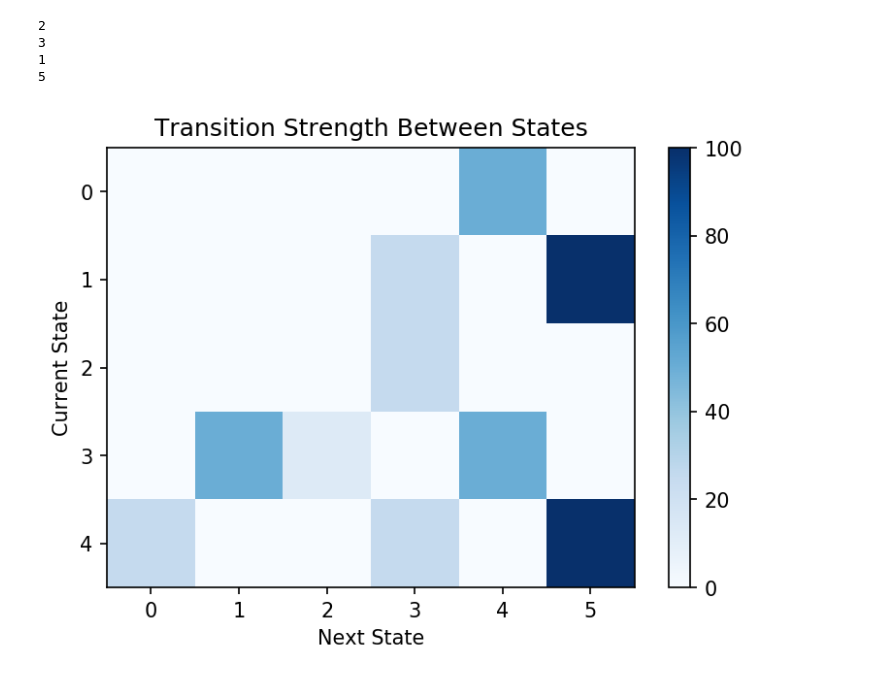
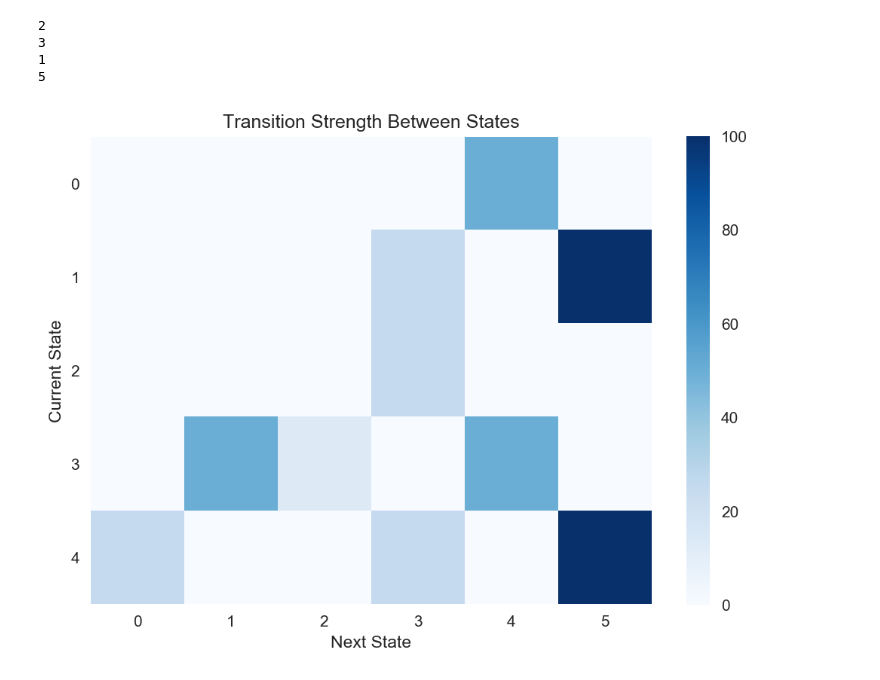
Before and after one commit to ZWMiller/PythonProjects, a Jupyter notebook: simple_q_learning/simple_q_learning_escape_from_building.ipynb, the cells around one changed output. Drawn from its saved outputs; the diff is of its cells as text; code cells hidden in the pictures.

```diff
--- a/simple_q_learning/simple_q_learning_escape_from_building.ipynb
+++ b/simple_q_learning/simple_q_learning_escape_from_building.ipynb
@@ -6,6 +6,8 @@ Implementing this example: http://mnemstudio.org/path-finding-q-learning-tutoria
 # %%
 import numpy as np
 import matplotlib.pyplot as plt
+%matplotlib inline
+plt.style.use('seaborn')
 # %%
 import sys
 import matplotlib
@@ -146,9 +150,10 @@ escape_building(q_matrix, 2)
 # %%
 plt.figure(dpi=150)
 plt.imshow(q_matrix[:5], cmap=plt.cm.Blues);
 plt.colorbar();
 plt.ylabel("Current State")
 plt.xlabel("Next State")
 plt.title("Transition Strength Between States");
+plt.grid(False)
 # %% [output]
-[figure, old version]
+[figure, new version]
```
Also changed, not shown: parts of 11 cells of this notebook.
